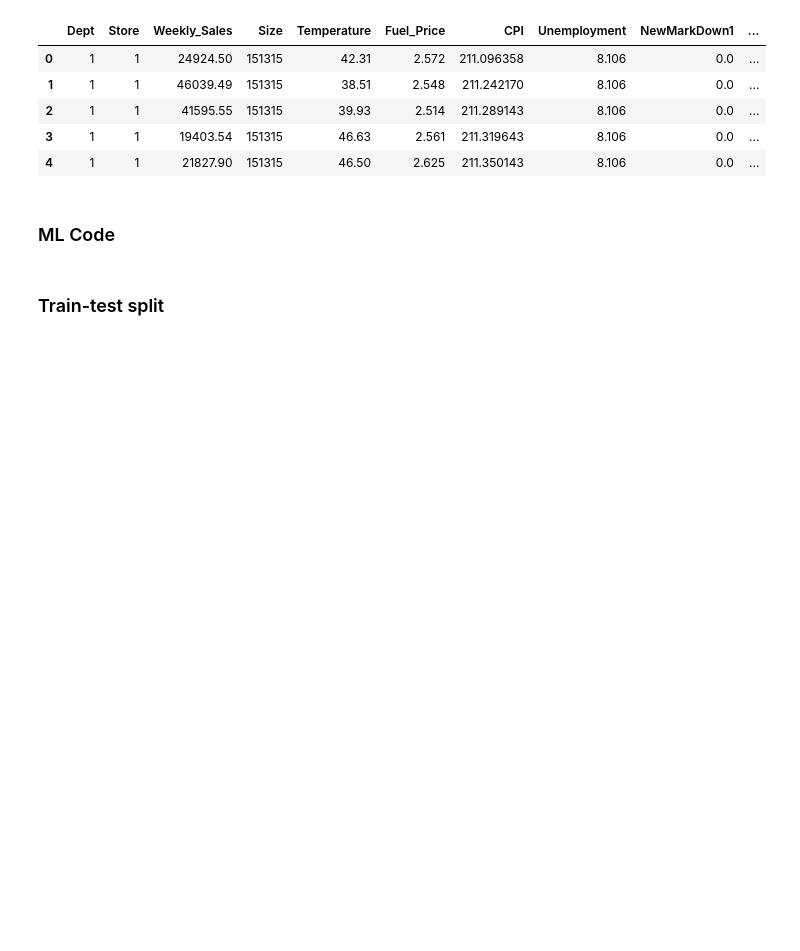
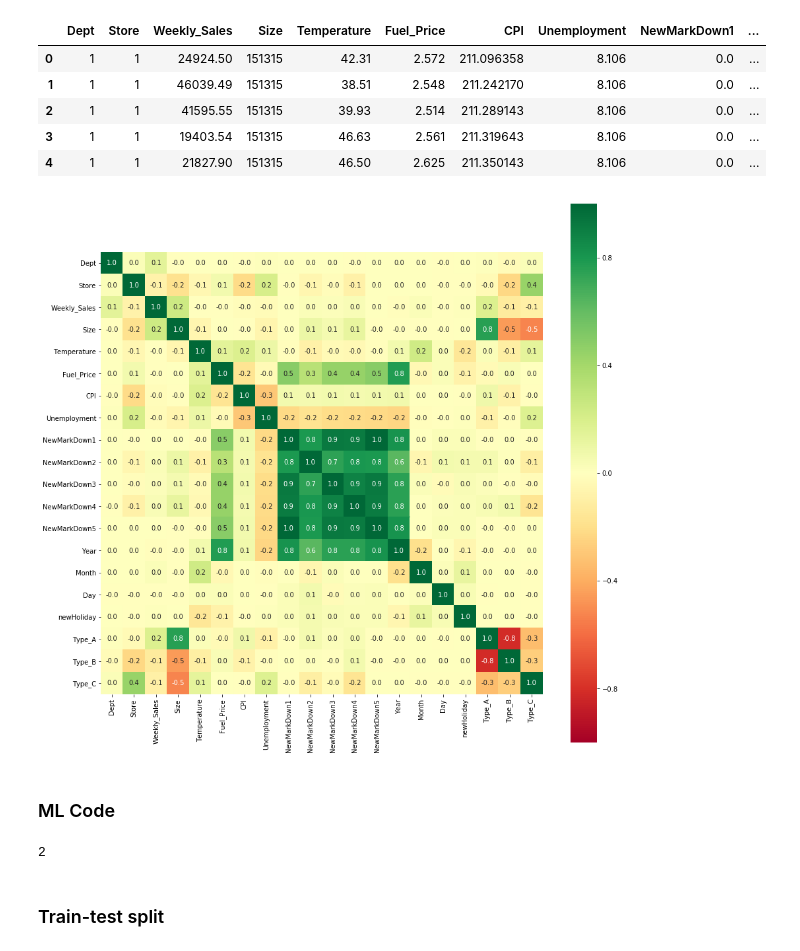
Before and after one commit to arentaylor/DBC_FinalProject, a Jupyter notebook: notebook.ipynb, the cells around one changed output. Drawn from its saved outputs; the diff is of its cells as text; code cells hidden in the pictures; blank space fills up the shorter version.

```diff
--- a/notebook.ipynb
+++ b/notebook.ipynb
@@ -158,6 +170,14 @@ encoded_df.head()
 | 2 | 1 | 1 | 41595.55 | 151315 | 39.93 | 2.514 | 211.289143 | 8.106 | 0.0 | ... |
 | 3 | 1 | 1 | 19403.54 | 151315 | 46.63 | 2.561 | 211.319643 | 8.106 | 0.0 | ... |
 | 4 | 1 | 1 | 21827.90 | 151315 | 46.50 | 2.625 | 211.350143 | 8.106 | 0.0 | ... |
+# %%
+C_mat = encoded_df.corr()
+fig = plt.figure(figsize = (15,15))
+
+sb.heatmap(C_mat, vmin =-1, vmax = 1, square=True, cmap='RdYlGn', annot=True, fmt='.1f')
+plt.show()
+# %% [output]
+[figure, added]
 # %% [markdown]
 ### ML Code
 # %%
@@ -165,5 +186,9 @@ target = encoded_df['Weekly_Sales'].values.reshape(-1, 1)
 features = encoded_df.drop('Weekly_Sales', axis=1)
 feature_names = features.columns
+# %%
+target.ndim
+# %% [output]
+2
 # %% [markdown]
 ### Train-test split
 # %%
```
Also changed, not shown: parts of 19 cells of this notebook.
